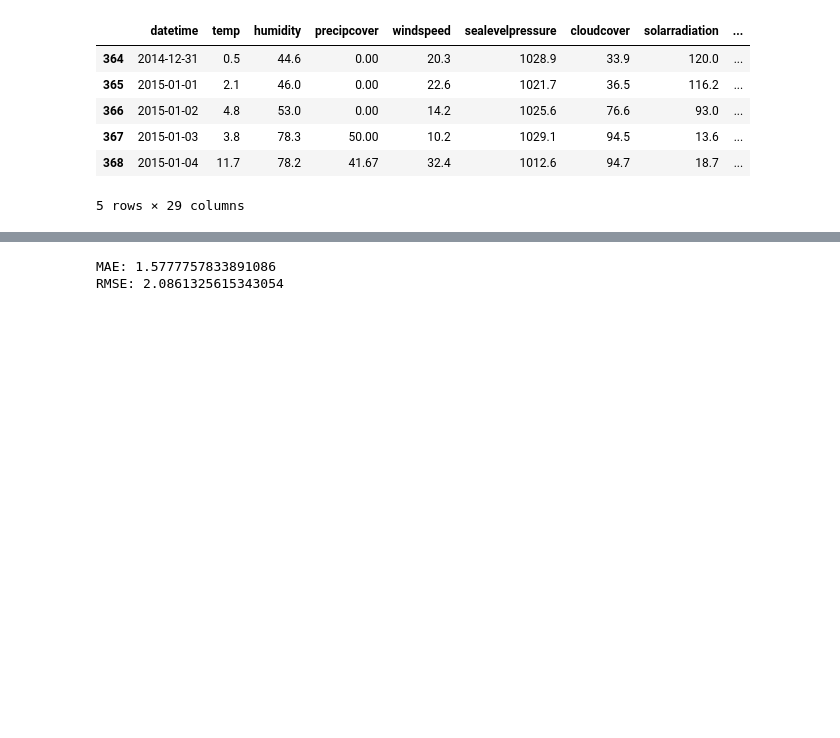
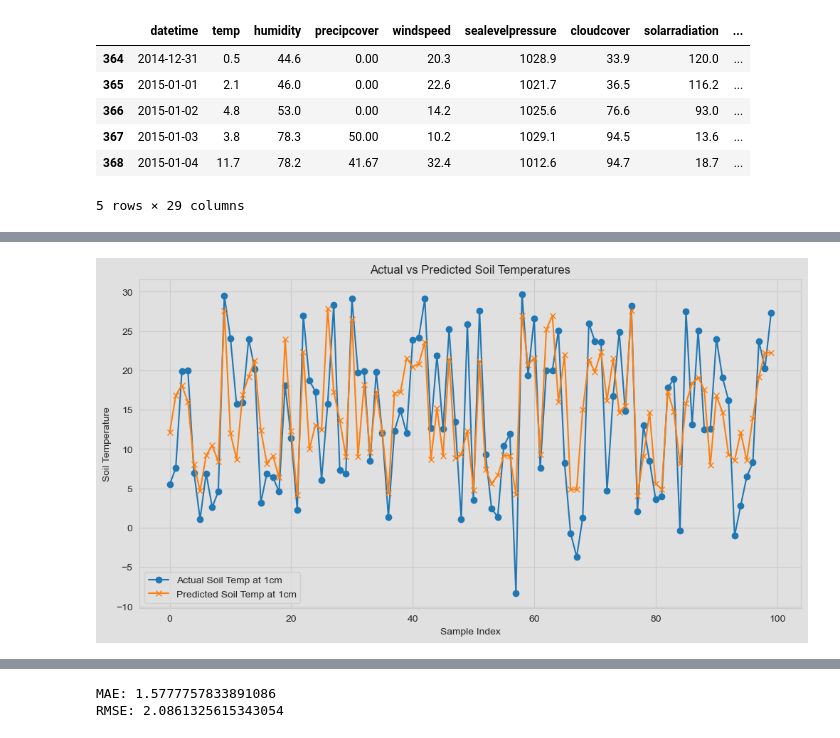
Before and after one commit to zy236yuz5/DSAN-5550-PROJECT-zy236, a Jupyter notebook: code/Project.ipynb, the cells around one changed output, grey strips where cells are left out. Saved outputs shown, nothing was run; the diff lists cells and outputs as text; code cells hidden in the pictures; blank space fills up the shorter version.

```diff
--- a/code/Project.ipynb
+++ b/code/Project.ipynb
@@ -210,0 +264,11 @@ plt.show()
+# %%
+from sklearn.ensemble import GradientBoostingRegressor
+from sklearn.multioutput import MultiOutputRegressor
+from sklearn.metrics import mean_squared_error
+
+# Gradient Boosting Machine Model with MultiOutput Wrapper
+gbm_model = MultiOutputRegressor(GradientBoostingRegressor(n_estimators=100, random_state=42))
+gbm_model.fit(X_train, y_train)
+gbm_predictions = gbm_model.predict(X_test)
+gbm_mse = mean_squared_error(y_test, gbm_predictions)
+print(f'Gradient Boosting MSE: {gbm_mse}')
@@ -210,0 +320,15 @@ plt.show()
+# %%
+import matplotlib.pyplot as plt
+
+# Assume gbm_predictions and y_test are available from your Gradient Boosting model
+# Here, we plot the comparison for the first target, adjust indices as needed
+plt.figure(figsize=(12, 6))
+plt.plot(y_test.reset_index(drop=True).iloc[:100, 0], label='Actual Soil Temp at 1cm', marker='o')
+plt.plot(gbm_predictions[:100, 0], label='Predicted Soil Temp at 1cm', marker='x')
+plt.xlabel('Sample Index')
+plt.ylabel('Soil Temperature')
+plt.title('Actual vs Predicted Soil Temperatures')
+plt.legend()
+plt.show()
+# %% [output]
+[figure, added]
```
Also changed, not shown: parts of 22 cells of this notebook.
